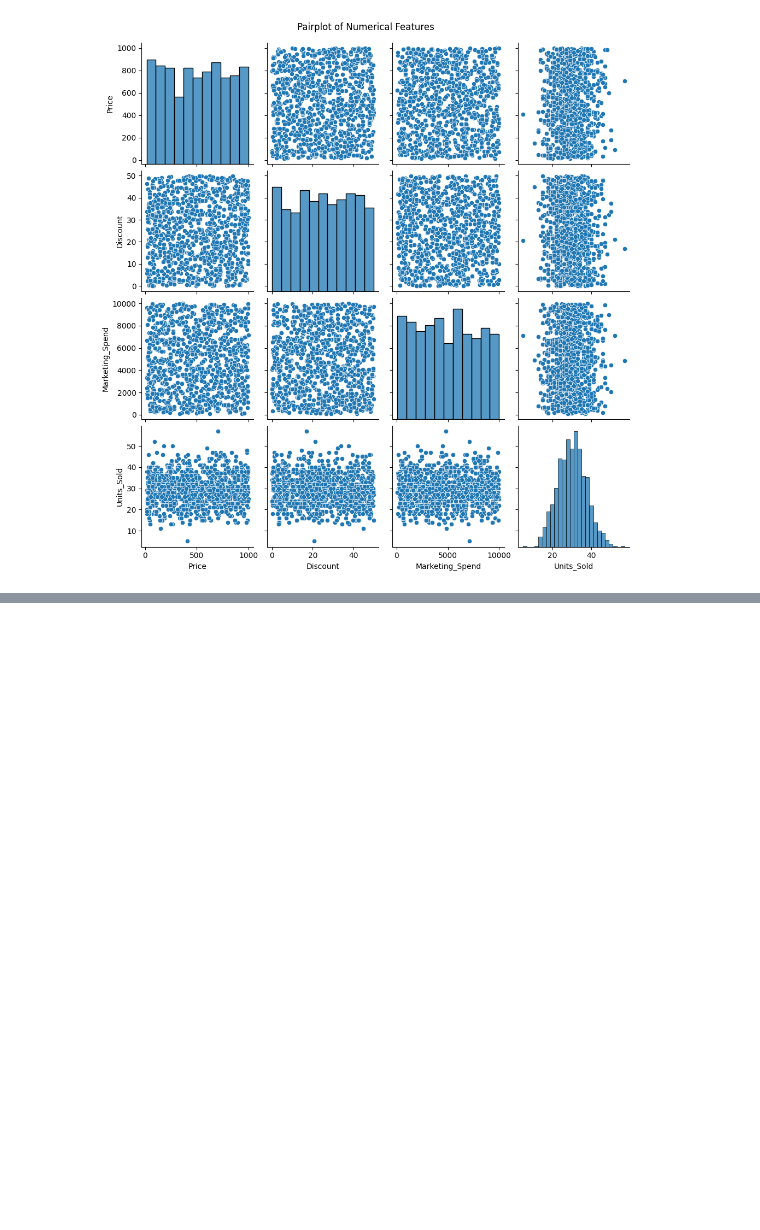
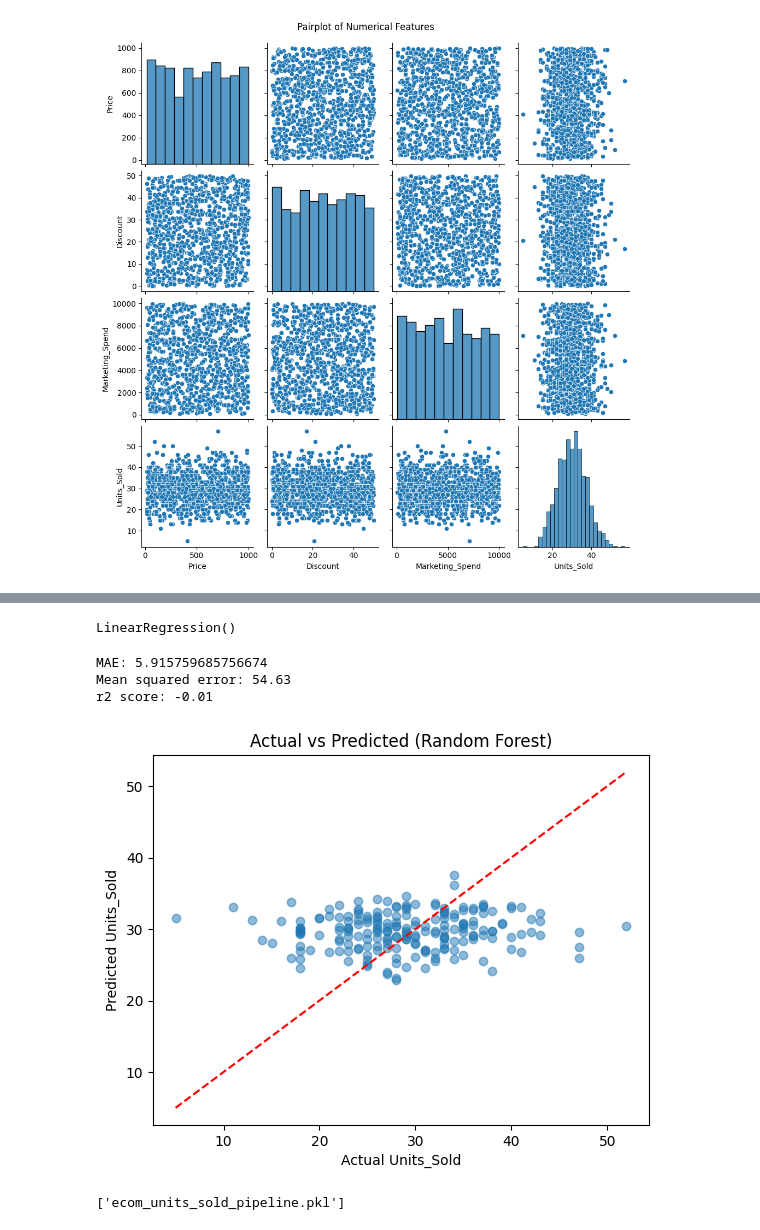
Before and after one commit to OPE152/EcommerceSalesRegression, a Jupyter notebook: ecs/main.ipynb, the cells around one changed output, grey strips where cells are left out. Cells and saved outputs as stored; diff of their text form; code cells hidden in the pictures; blank space fills up the shorter version.

Commit message:
Data Exploration and Visualization

```diff
--- a/ecs/main.ipynb
+++ b/ecs/main.ipynb
@@ -263,3 +259,0 @@ y = df['Units_Sold']
-# %%
-X_train, X_test, y_train, y_test = train_test_split(X, y, test_size=0.2, random_state=42)
-print(X_train.shape, X_test.shape)
@@ -267,0 +284,17 @@ print(X_train.shape, X_test.shape)
+# %%
+model = LinearRegression()
+model.fit(X_train, y_train)
+# %% [output]
+LinearRegression()
+# %%
+y_pred = model.predict(X_test)
+mae = mean_absolute_error(y_test,y_pred)
+mse =  mean_squared_error(y_test,y_pred)
+r2 = r2_score(y_test,y_pred)
+print("MAE:", mean_absolute_error(y_test, y_pred))
+print(f"Mean squared error: {mse:.2f}")
+print(f"r2 score: {r2:.2f}")
+# %% [output]
+MAE: 5.915759685756674
+Mean squared error: 54.63
+r2 score: -0.01
@@ -267,0 +305,17 @@ print(X_train.shape, X_test.shape)
+# %%
+from sklearn.inspection import permutation_importance
+
+# Pred vs Actual
+plt.scatter(y_test, y_pred_rf, alpha=0.5)
+plt.plot([y_test.min(), y_test.max()], [y_test.min(), y_test.max()], 'r--')
+plt.xlabel("Actual Units_Sold")
+plt.ylabel("Predicted Units_Sold")
+plt.title("Actual vs Predicted (Random Forest)")
+plt.show()
+# %% [output]
+[figure, added]
+# %%
+import joblib
+joblib.dump(rf_pipe, "ecom_units_sold_pipeline.pkl")
+# %% [output]
+['ecom_units_sold_pipeline.pkl']
```
Also changed, not shown: parts of 14 cells of this notebook, 4 other files.
